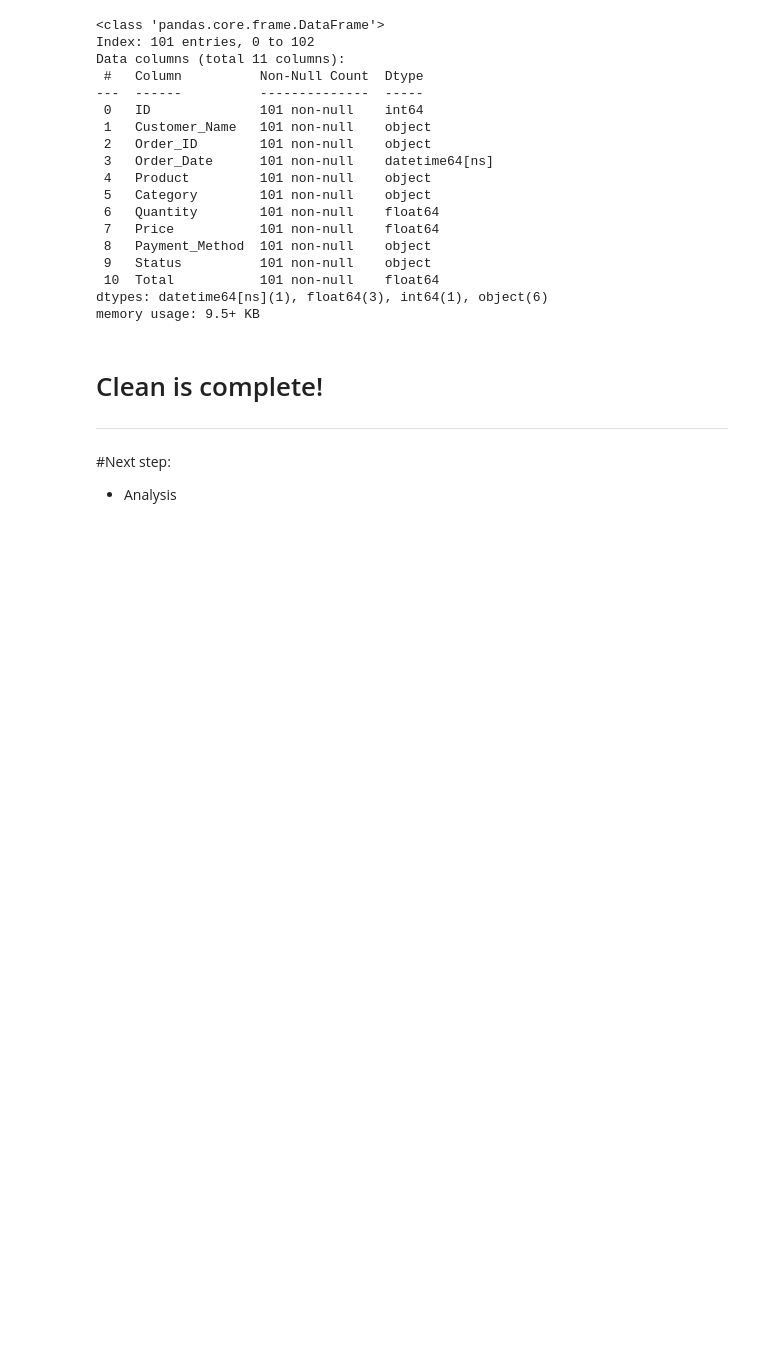
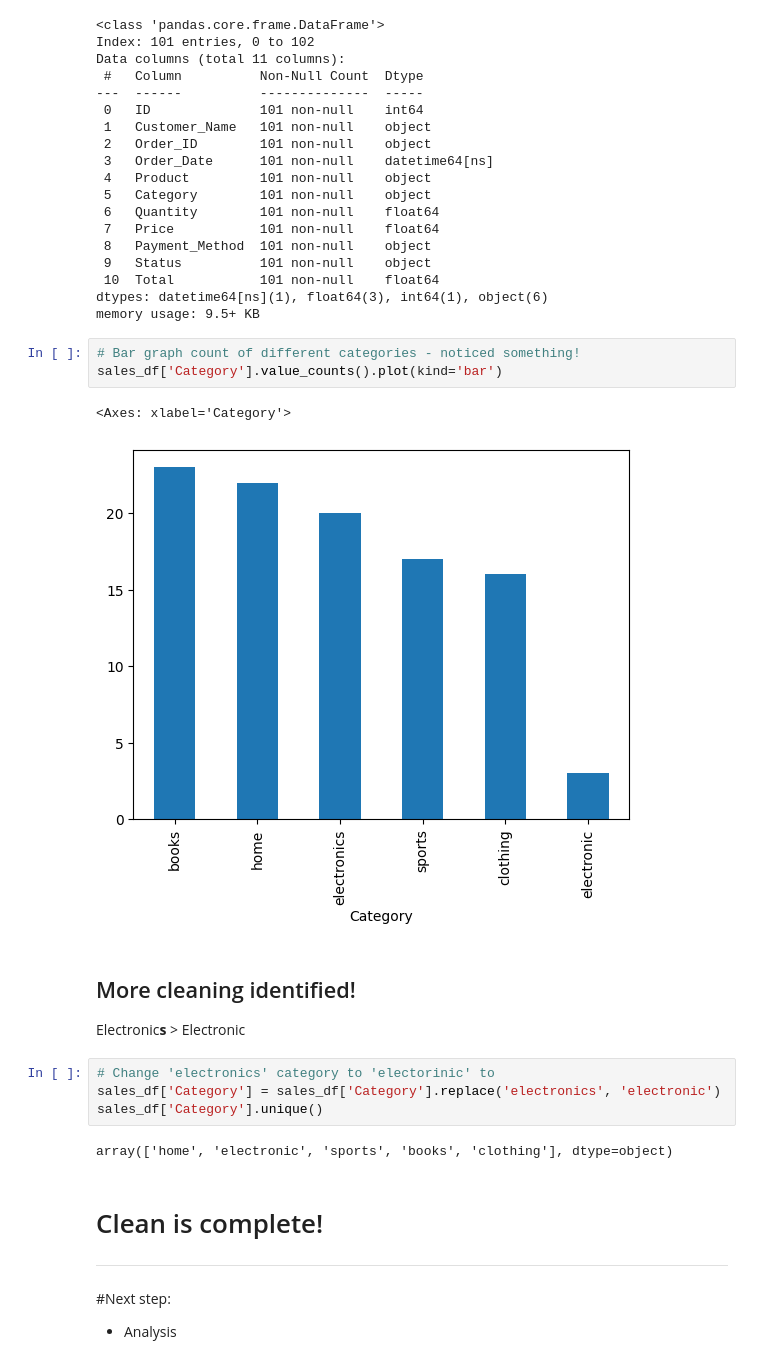
Before and after one commit to anaisrcast/Data-Science-Practice, a Jupyter notebook: Practice/SalesData.ipynb, the cells around one changed output. Drawn from its saved outputs; the diff is of its cells as text; blank space fills up the shorter version.

Commit message:
performed extra cleaning based on analysis of the sales dataset

```diff
--- a/Practice/SalesData.ipynb
+++ b/Practice/SalesData.ipynb
@@ -308,6 +310,22 @@ Data columns (total 11 columns):
  10  Total           101 non-null    float64
 dtypes: datetime64[ns](1), float64(3), int64(1), object(6)
 memory usage: 9.5+ KB
+# %%
+# Bar graph count of different categories - noticed something!
+sales_df['Category'].value_counts().plot(kind='bar')
+# %% [output]
+<Axes: xlabel='Category'>
+[figure, added]
+# %% [markdown]
+## More cleaning identified!
+
+Electronic**s** > Electronic
+# %%
+# Change 'electronics' category to 'electorinic' to
+sales_df['Category'] = sales_df['Category'].replace('electronics', 'electronic')
+sales_df['Category'].unique()
+# %% [output]
+array(['home', 'electronic', 'sports', 'books', 'clothing'], dtype=object)
 # %% [markdown]
 # Clean is complete!
 
```
Also changed, not shown: parts of 21 cells of this notebook.
